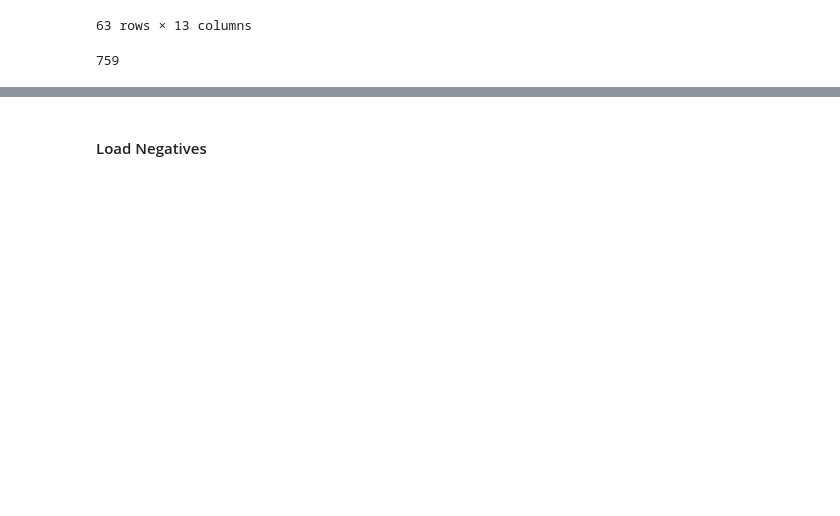
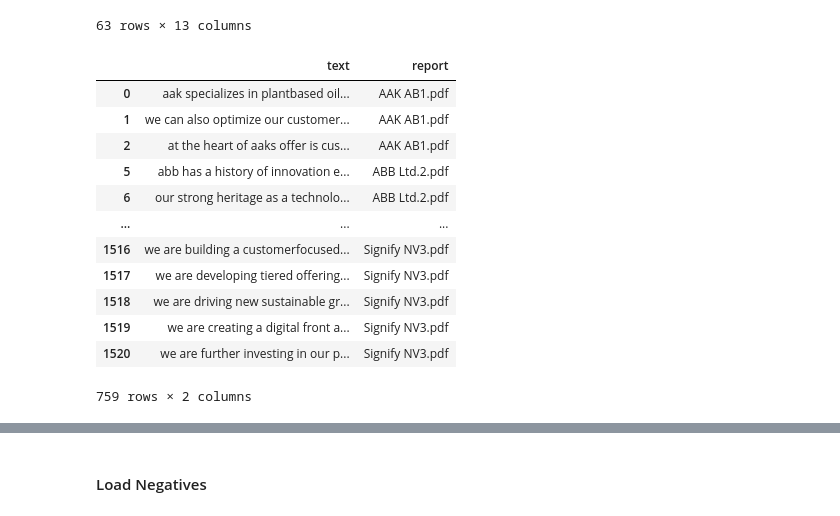
Before and after one commit to hendrikweichel/nace_report_topic_analysis, a Jupyter notebook: BERT_classifier/Train_BERT/get_company_desc_pages.ipynb, the cells around one changed output, grey strips where cells are left out. Saved outputs shown, nothing was run; the diff lists cells and outputs as text; code cells hidden in the pictures; blank space fills up the shorter version.

```diff
--- a/BERT_classifier/Train_BERT/get_company_desc_pages.ipynb
+++ b/BERT_classifier/Train_BERT/get_company_desc_pages.ipynb
@@ -86,12 +87,12 @@ Try using .loc[row_indexer,col_indexer] = value instead
 See the caveats in the documentation: https://pandas.pydata.org/pandas-docs/stable/user_guide/indexing.html#returning-a-view-versus-a-copy
   df_positives.loc[i, "Description"] = description_text
 # %%
-# store page
+# # store page
 
-to_folder = "/Users/hendrikweichel/projects/NaceCodeClassification/nace_report_topic_analysis_3/data/datasets/stoxx_600/company_descriptions_txt"
+# to_folder = "/Users/hendrikweichel/projects/NaceCodeClassification/nace_report_topic_analysis_3/data/datasets/stoxx_600/company_descriptions_txt"
 
-for i, row in df_positives.iterrows():
-    print(row["Description"])
-    print(row["Report"])
-    with open(to_folder + "/" + row["Report"].replace("pdf", "txt") , "w") as f:
-        f.write(row["Description"])
+# for i, row in df_positives.iterrows():
+#     print(row["Description"])
+#     print(row["Report"])
+#     with open(to_folder + "/" + row["Report"].replace("pdf", "txt") , "w") as f:
+#         f.write(row["Description"])
@@ -221,13 +204,8 @@ See the caveats in the documentation: https://pandas.pydata.org/pandas-docs/stab
 | 482 | 30 | Signify NV | LIGHT-NL | LIGHT-NL | 7514.000000 | 6704.000000 | ... |
 63 rows × 13 columns
 # %%
-paragraphs = []
-
+paragraphs = pd.DataFrame(columns=["text", "report"])
 for i, row in df_positives.iterrows():
-    paragraphs.extend(preprocess_report(row["Description"]))
+    df_temp = pd.DataFrame(data=preprocess_report(row["Description"]), columns=["text"])
+    df_temp["report"] = row["Report"]
+    paragraphs = pd.concat([paragraphs, df_temp], ignore_index=True)
-# %%
-paragraphs = [p for p in paragraphs if p != ""]
-paragraphs = [p for p in paragraphs if len(p) > 30]
-len(paragraphs)
-# %% [output]
-759
@@ -237 +212,20 @@ df_paragraphs_positive.to_csv("/Users/hendrikweichel/Desktop/positive_data.csv")
+# %%
+paragraphs.drop_duplicates()
+paragraphs = paragraphs[paragraphs["text"] != ""]
+paragraphs = paragraphs[paragraphs["text"].apply(len) > 30]
+paragraphs
+# %% [output]
+|  | text | report |
+| 0 | aak specializes in plantbased oil... | AAK AB1.pdf |
+| 1 | we can also optimize our customer... | AAK AB1.pdf |
+| 2 | at the heart of aaks offer is cus... | AAK AB1.pdf |
+| 5 | abb has a history of innovation e... | ABB Ltd.2.pdf |
+| 6 | our strong heritage as a technolo... | ABB Ltd.2.pdf |
+| ... | ... | ... |
+| 1516 | we are building a customerfocused... | Signify NV3.pdf |
+| 1517 | we are developing tiered offering... | Signify NV3.pdf |
+| 1518 | we are driving new sustainable gr... | Signify NV3.pdf |
+| 1519 | we are creating a digital front a... | Signify NV3.pdf |
+| 1520 | we are further investing in our p... | Signify NV3.pdf |
+759 rows × 2 columns
 # %%
```
Also changed, not shown: parts of 30 cells of this notebook, 7 other files.
